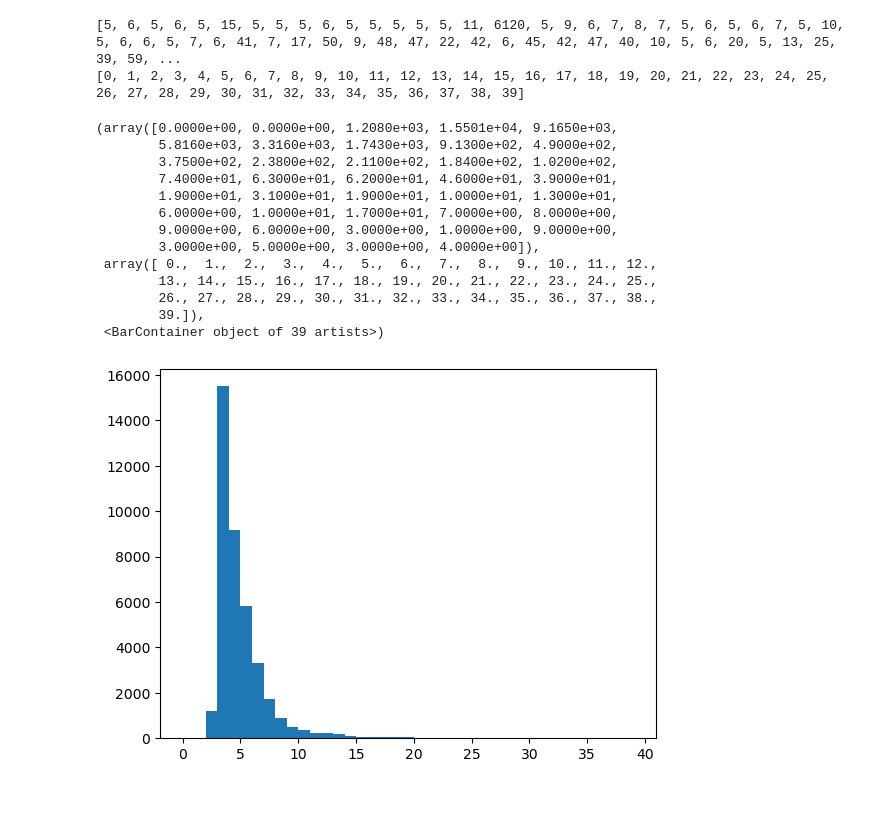
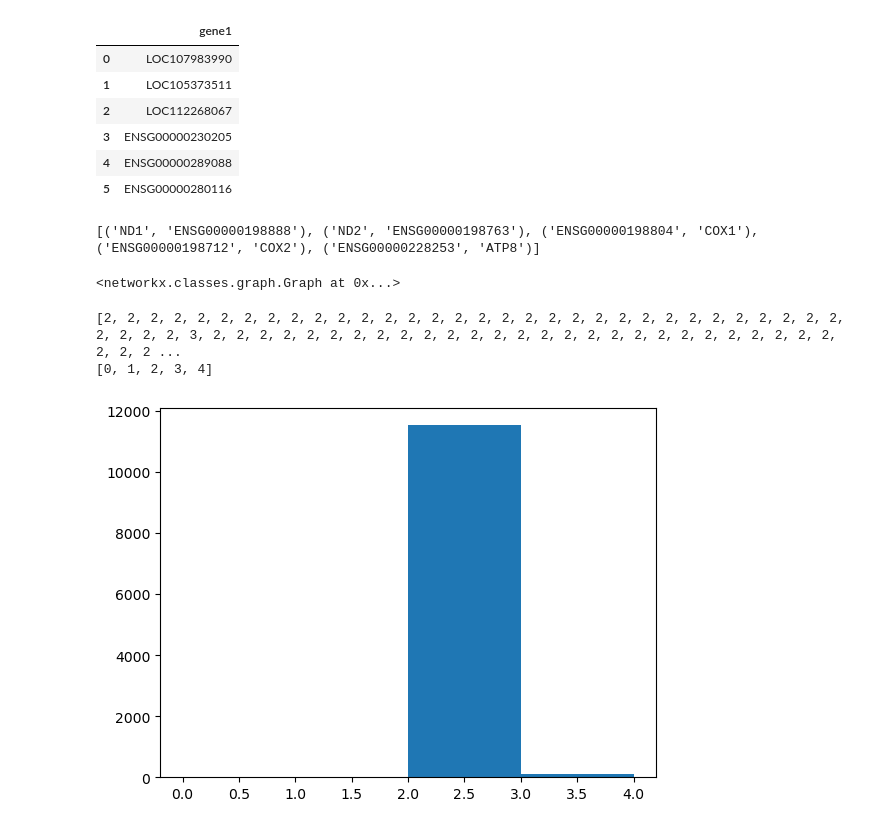
Before and after one commit to NicolasProvencher/openprot_gene_uni, a Jupyter notebook: gene_unification.ipynb, the cells around one changed output. Saved outputs shown, nothing was run; the diff lists cells and outputs as text; code cells hidden in the pictures; blank space fills up the shorter version.

```diff
--- a/gene_unification.ipynb
+++ b/gene_unification.ipynb
@@ -58,0 +291,10 @@ G = nx.Graph(gene_tuples)
+# %%
+len_list=[]
+test=[1,2,1,4,5,3,4,2,4,6,7,8,4,2,4,6]
+for i in list(nx.connected_components(G2)):
+    len_list.append(len(i))
+print(len_list)
+bins=list(range(6))
+print(bins)
+plt.hist(len_list,bins=bins)
+plt.show()
@@ -59,27 +305,39 @@ G = nx.Graph(gene_tuples)
+# %%
+no_overlap_df.head(6)
+# %% [output]
+|  | gene1 |
+| 0 | LOC107983990 |
+| 1 | LOC105373511 |
+| 2 | LOC112268067 |
+| 3 | ENSG00000230205 |
+| 4 | ENSG00000289088 |
+| 5 | ENSG00000280116 |
+# %%
+#graph overlap genes pairs
+
+index_list=overlap_df.index.tolist()
+
+print(index_list[:5])
+
+G1=nx.Graph()
+graph_node_add(G1,index_list)
+#graph_to_unique_id(G1,index_list)
+#find a way to add solo nodes
+# %% [output]
+[('ND1', 'ENSG00000198888'), ('ND2', 'ENSG00000198763'), ('ENSG00000198804', 'COX1'), ('ENSG00000198712', 'COX2'), ('ENSG00000228253', 'ATP8')]
+<networkx.classes.graph.Graph at 0x...>
 # %%
-#geneeration of list of number or element in each cluster + visualisation
-gene_tuples.clear()
-
+#hist of distribution of single genes
 len_list=[]
-for i in list(nx.connected_components(G)):
+test=[1,2,1,4,5,3,4,2,4,6,7,8,4,2,4,6]
+for i in list(nx.connected_components(G1)):
     len_list.append(len(i))
-bins=list(range(40))
+print(len_list)
+bins=list(range(5))
+print(bins)
 plt.hist(len_list,bins=bins)
-plt.show
+plt.show()
 # %% [output]
-[5, 6, 5, 6, 5, 15, 5, 5, 5, 6, 5, 5, 5, 5, 5, 11, 6120, 5, 9, 6, 7, 8, 7, 5, 6, 5, 6, 7, 5, 10, 5, 6, 6, 5, 7, 6, 41, 7, 17, 50, 9, 48, 47, 22, 42, 6, 45, 42, 47, 40, 10, 5, 6, 20, 5, 13, 25, 39, 59, ...
-[0, 1, 2, 3, 4, 5, 6, 7, 8, 9, 10, 11, 12, 13, 14, 15, 16, 17, 18, 19, 20, 21, 22, 23, 24, 25, 26, 27, 28, 29, 30, 31, 32, 33, 34, 35, 36, 37, 38, 39]
+[2, 2, 2, 2, 2, 2, 2, 2, 2, 2, 2, 2, 2, 2, 2, 2, 2, 2, 2, 2, 2, 2, 2, 2, 2, 2, 2, 2, 2, 2, 2, 2, 2, 2, 2, 2, 3, 2, 2, 2, 2, 2, 2, 2, 2, 2, 2, 2, 2, 2, 2, 2, 2, 2, 2, 2, 2, 2, 2, 2, 2, 2, 2, 2, 2, 2, 2 ...
+[0, 1, 2, 3, 4]
-(array([0.0000e+00, 0.0000e+00, 1.2080e+03, 1.5501e+04, 9.1650e+03,
-        5.8160e+03, 3.3160e+03, 1.7430e+03, 9.1300e+02, 4.9000e+02,
-        3.7500e+02, 2.3800e+02, 2.1100e+02, 1.8400e+02, 1.0200e+02,
-        7.4000e+01, 6.3000e+01, 6.2000e+01, 4.6000e+01, 3.9000e+01,
-        1.9000e+01, 3.1000e+01, 1.9000e+01, 1.0000e+01, 1.3000e+01,
-        6.0000e+00, 1.0000e+01, 1.7000e+01, 7.0000e+00, 8.0000e+00,
-        9.0000e+00, 6.0000e+00, 3.0000e+00, 1.0000e+00, 9.0000e+00,
-        3.0000e+00, 5.0000e+00, 3.0000e+00, 4.0000e+00]),
- array([ 0.,  1.,  2.,  3.,  4.,  5.,  6.,  7.,  8.,  9., 10., 11., 12.,
-        13., 14., 15., 16., 17., 18., 19., 20., 21., 22., 23., 24., 25.,
-        26., 27., 28., 29., 30., 31., 32., 33., 34., 35., 36., 37., 38.,
-        39.]),
- <BarContainer object of 39 artists>)
-[figure, old version]
+[figure, new version]
```
Also changed, not shown: parts of 25 cells of this notebook, 8 other files.
